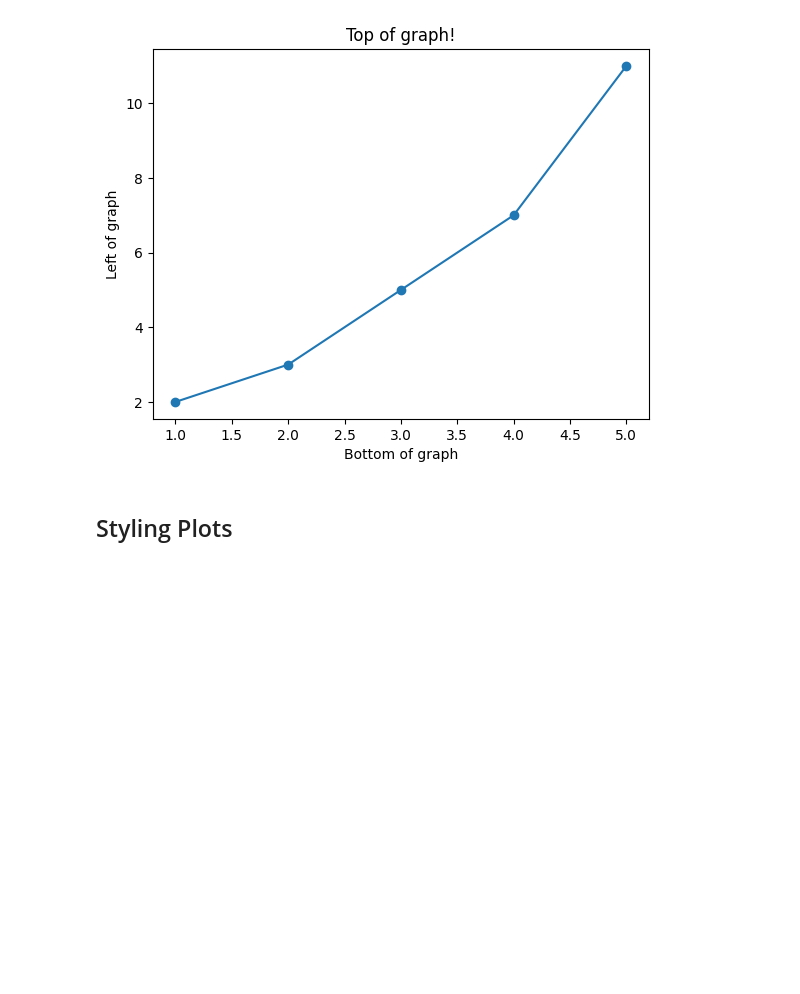
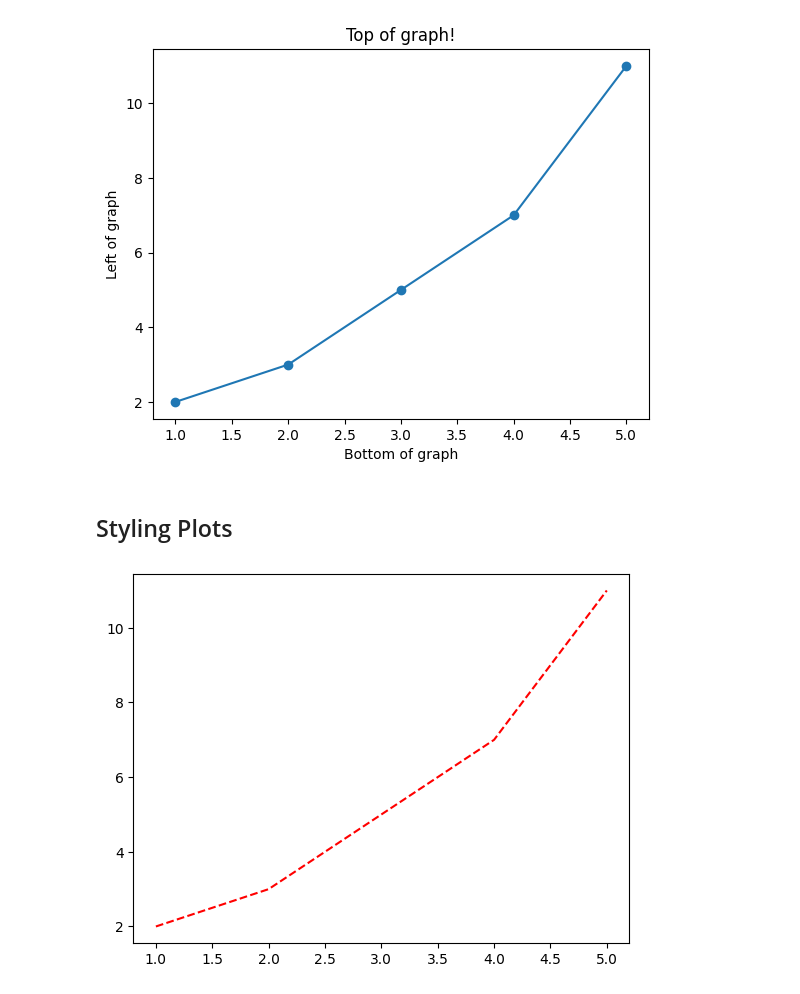
Before and after one commit to edmundvi/data-analytics, a Jupyter notebook: week-07/Ex3A_Plotting_Data.ipynb, the cells around one changed output. Saved outputs shown, nothing was run; the diff lists cells and outputs as text; code cells hidden in the pictures; blank space fills up the shorter version.

```diff
--- a/week-07/Ex3A_Plotting_Data.ipynb
+++ b/week-07/Ex3A_Plotting_Data.ipynb
@@ -30,8 +30,11 @@ plt.show()
 # %% [markdown]
 ## Styling Plots
 # %%
-plt.plot(x, y, marker='o')
-plt.title('Top of graph!')
-plt.xlabel('Bottom of graph')
-plt.ylabel('Left of graph')
+x = [1, 2, 3, 4, 5]
+y = [2, 3, 5, 7, 11]
+
+plt.plot(x, y, linestyle='--', color='red')
+
 plt.show()
+# %% [output]
+[figure, added]
```
Also changed, not shown: parts of 10 cells of this notebook.
